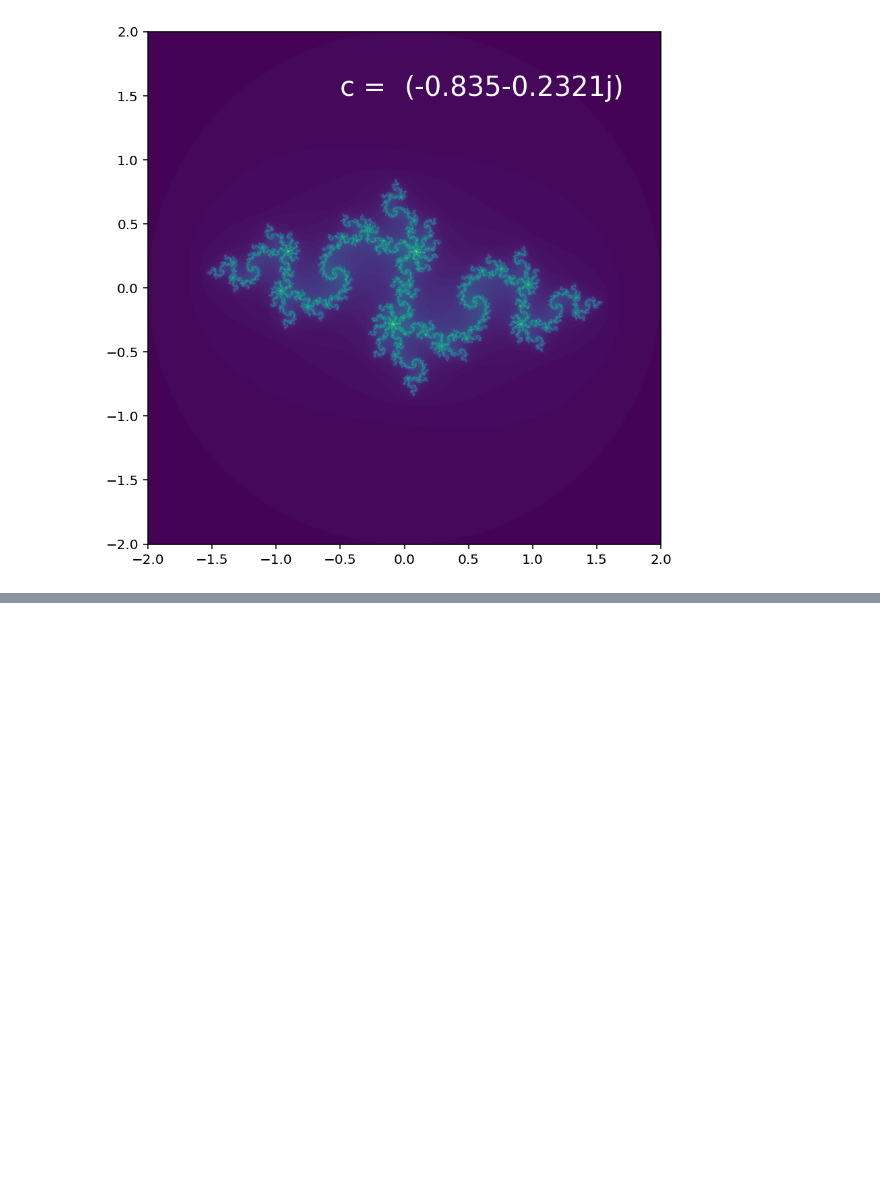
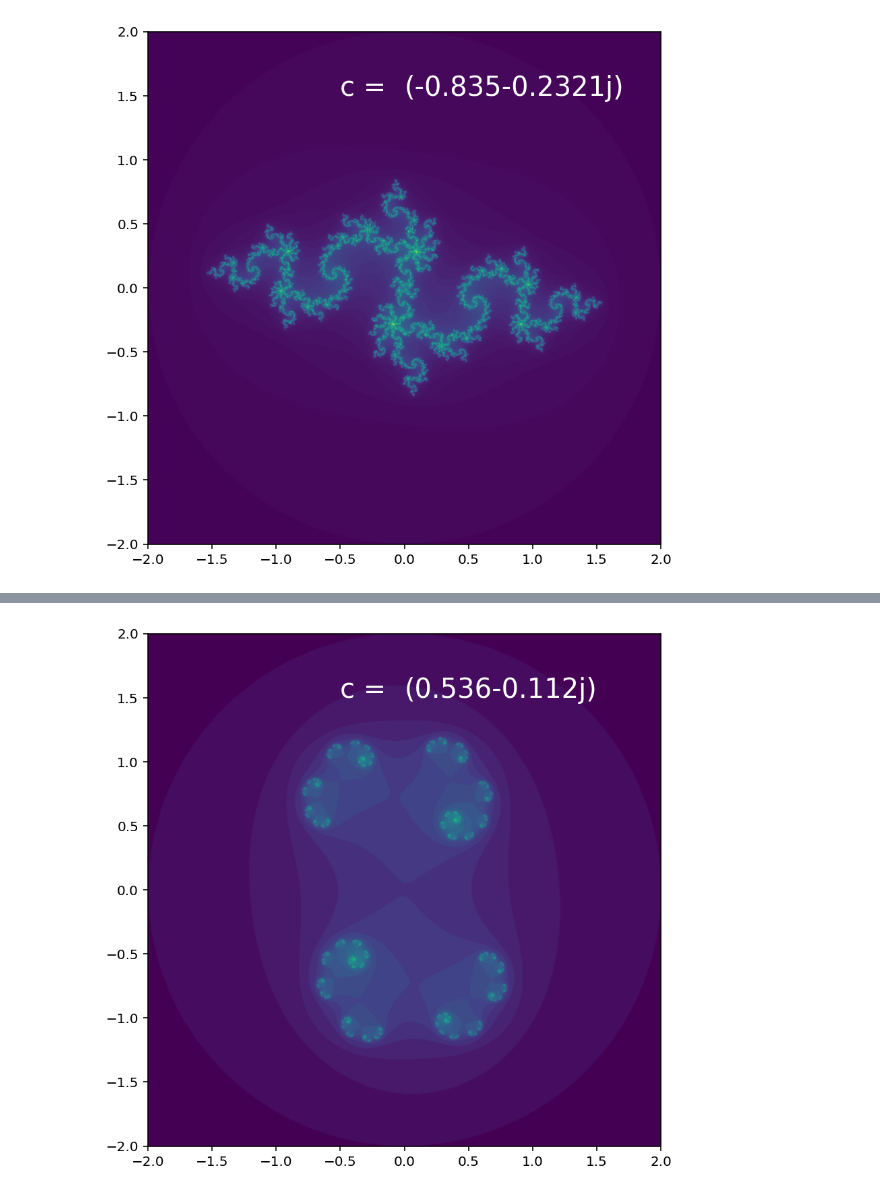
Before and after one commit to chapman-cs510-2017f/cw-07-maxchris, a Jupyter notebook: julia_sets.ipynb, the cells around one changed output, grey strips where cells are left out. Saved outputs shown, nothing was run; the diff lists cells and outputs as text; code cells hidden in the pictures; blank space fills up the shorter version.

```diff
--- a/julia_sets.ipynb
+++ b/julia_sets.ipynb
@@ -45,0 +54,6 @@ P.show()
+# %%
+c= 0.536 - 0.112*1j
+P = JuliaPlane(c)
+P.show()
+# %% [output]
+[figure, added]
```
Also changed, not shown: parts of 3 cells of this notebook, 1 other file.
